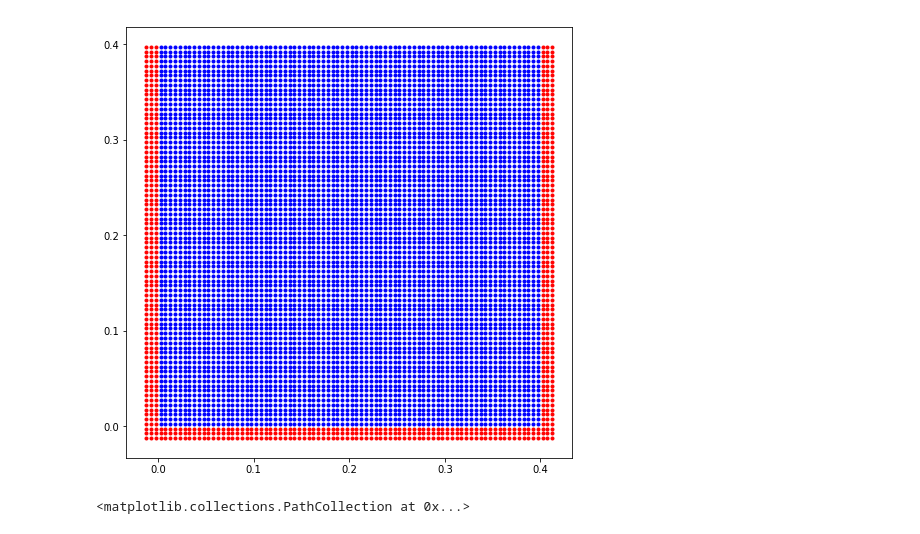
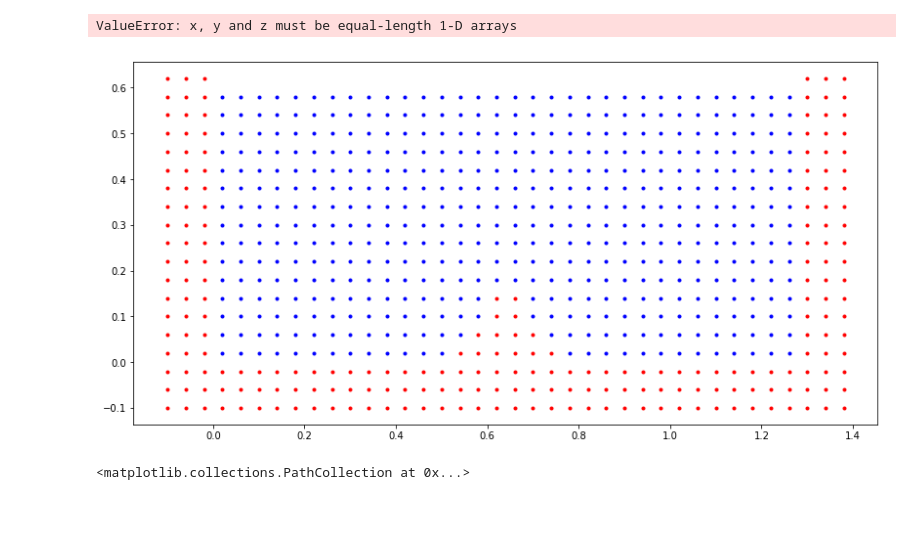
Before and after one commit to Jinx134235/static-water, a Jupyter notebook: particle&pressure plot.ipynb, the cells around one changed output. Drawn from its saved outputs; the diff is of its cells as text; code cells hidden in the pictures.

```diff
--- a/particle&pressure plot.ipynb
+++ b/particle&pressure plot.ipynb
@@ -9,13 +9,13 @@ import matplotlib.tri as tri
 #from mpl_toolkits.basemap import Basemap, shiftgrid
 
 
-npts = 6400
+npts = 564
 #total number of fluid particles
 #steps=2000
-xl = 0.4#size of the domain, divided by 2
-yl = 0.4
+xl = 1.28#size of the domain, divided by 2
+yl = 0.64
 
-dx = xl/40
+dx = xl/32
 data1 = np.loadtxt('../data/f_xv.dat')
 data0 = np.loadtxt('../data/ini_xv.dat')
 data2 = np.loadtxt('../data/xv_vp.dat',skiprows=1)
@@ -64,12 +64,12 @@ for i in range(len(x2)):
         pp.append(pressure[i])
         vv.append(velocity[i])
 
-fig, ax = plt.subplots(figsize=(8, 8))
+fig, ax = plt.subplots(figsize=(15, 15))
 
 #for i in range(20):
 #    p1[i] = exdata[741+2*i,3]
 #ax.set_title('wcsph results, fluid particle:%d,timestep:%d'%(npts,steps))
-init = plt.subplot(111,aspect=1.0)
+init = plt.subplot(211,aspect=1.0)
 #init.plot
 #for i in range(len(x0)):
 #    dis = np.sqrt((x0[i]-x0[7554])**2+(y0[i]-y0[7554])**2)
@@ -79,8 +79,8 @@ init = plt.subplot(111,aspect=1.0)
 #        init.plot(x2[i],y2[i],'.b')
 #   else:
 
-#init.plot(x2,y2,'.b',x3,y3,'.r')
-init.plot(x0,y0,'.b',x5,y5,'.r')
+init.plot(x2,y2,'.b',x3,y3,'.r')
+#init.plot(x0,y0,'.b',x5,y5,'.r')
 #for i in range(len(x2)):
 #    if x2[i]<=1.04:
 #        init.plot(x2[i],y2[i],'.b')
@@ -92,13 +92,13 @@ init.plot(x0,y0,'.b',x5,y5,'.r')
 #interpolator = tri.LinearTriInterpolator(triang, pressure)
 #Xi, Yi = np.meshgrid(xi, yi)
 #zi = interpolator(Xi, Yi)
-xi = np.linspace(0,xl,39)
-yi = np.linspace(0,yl,39)
-zi = griddata(x2,y2,pressure,xi,yi,interp='linear')
+xi = np.linspace(xl/2,xl,64)
+yi = np.linspace(0,yl,32)
+zi = griddata(x2,y2,pp,xi,yi,interp='linear')
 # contour the gridded data, plotting dots at the randomly spaced data points.
-#CS = plt.subplot(221,aspect=1.0)
+CS = plt.subplot(223,aspect=1.0)
 #im2 = CS.plot(x2,y2,10,pressure,cmap='jet')
-#im2 = CS.contour(xi, yi, zi, 200, cmap='jet')
+im2 = CS.contour(xi, yi, zi, 200, cmap='jet')
 #cntr1 = ax1.contourf(xi, yi, zi, 200, cmap="jet")
 #im2 = CS.contourf(xi,yi,zi,200,cmap=plt.cm.jet)
 #im2 = CS.contourf(xii,yi,zii,200,cmap=plt.cm.jet)
@@ -111,14 +111,14 @@ zi = griddata(x2,y2,pressure,xi,yi,interp='linear')
 #fig.colorbar(im2,ax = CS, pad=0.05)
 #CS.set_title('pressure field') #both contour & scatter are used
 
-#vel = plt.subplot(222, aspect =1.0)
+vel = plt.subplot(224, aspect =1.0)
 #im3 = ccs.scatter(x2,y2,40,velocity)
 #vel.scatter(x3,y3,10,kernel2)
 #vel.set_title('kernel scatter')
 #print(kernel1[7380])
 
-#zii = griddata(x2,y2,velocity,xi,yi,interp='linear')
-#vel.contourf(xi, yi, zii, 200, cmap='jet')
+zii = griddata(x2,y2,vv,xi,yi,interp='linear')
+vel.contourf(xi, yi, zii, 200, cmap='jet')
 #wedge_x = np.linspace(0.65,0.765,20)
 #wedge_y = -np.sqrt(3)*(wedge_x-0.765)
 #vel.plot(wedge_x,wedge_y,'.b')
@@ -131,34 +131,35 @@ zi = griddata(x2,y2,pressure,xi,yi,interp='linear')
 #err_v = LA.norm(u2**2+v2**2)/np.sqrt(npts)
 #err_d = LA.norm(abs(y2-y0))/np.sqrt(npts)
 #print(err_v,err_d)
 
 #den12 = []
 #p1 = pressure[78:91]
 #print(len(p1))
 #p2 = pressure[338:364]
 #for i in range(39):
 #    den12.append(density[10+39*i])
 
 #mat = np.matrix(den12)
 #with open('outfile-2.txt','wb') as f:
 #    for line in mat:
 #        np.savetxt(f,line,fmt='%.2f')
         #f.write("%r %r %r\n"%((dx,fmt='%.5f'),(err_p,fmt='%.5f'),(err_d,fmt='%.5f')))
 
 #den = plt.subplot(313,aspect=1.0)
 #for i in range(len(x2)):
 #    if density[i]<=1000:
 #        den.scatter(x2[i],y2[i],density[i]/10)
 #im3=den.scatter(x2,y2,10,density)
 #fig.colorbar(ax=den,pad=0.05)
 
 #den = plt.subplot(222)
 #zii = griddata(x2,y2,density,xi,yi,interp='linear')
 #im3 = den.contour(xi,yi,zii,200,cmap=plt.cm.jet)
 #fig.colorbar(im3, ax =den,pad=0.05)
 #den.set_title('density field')
 # %% [output]
+ValueError: x, y and z must be equal-length 1-D arrays
-[figure, old version]
+[figure, new version]
 # %%
 fig, ax = plt.subplots(figsize=(10, 10))
 CS = plt.subplot(111,aspect=1.0)
```
Also changed, not shown: parts of 5 cells of this notebook, 6 other files.
